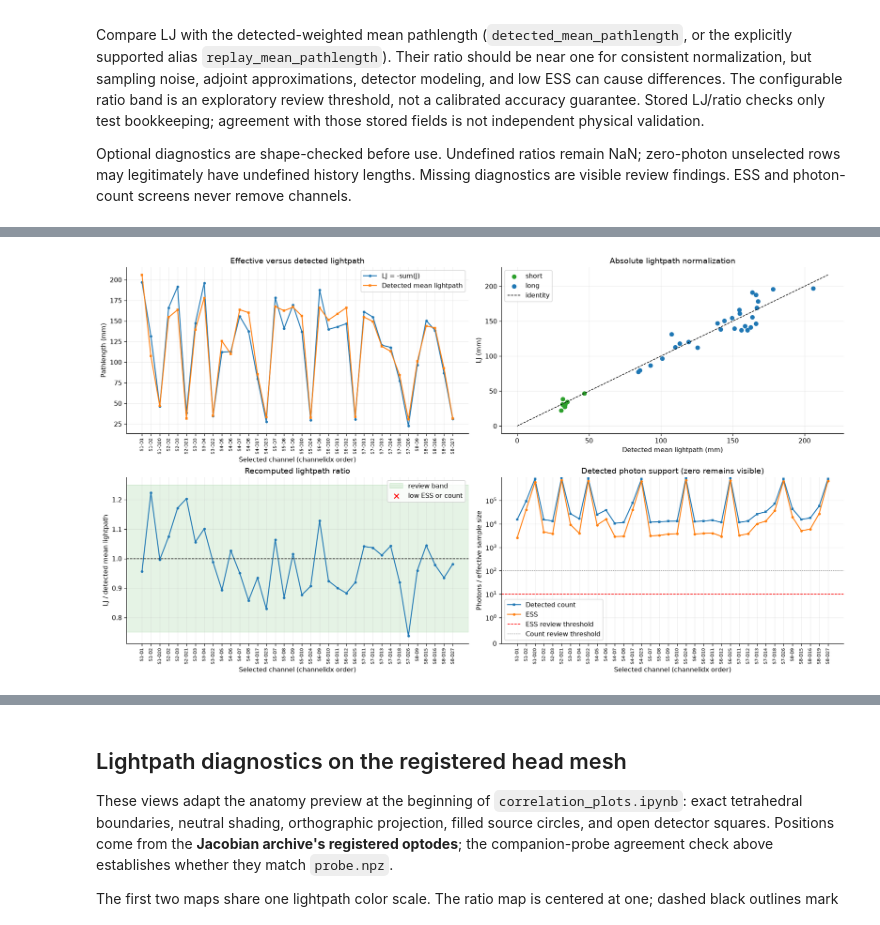
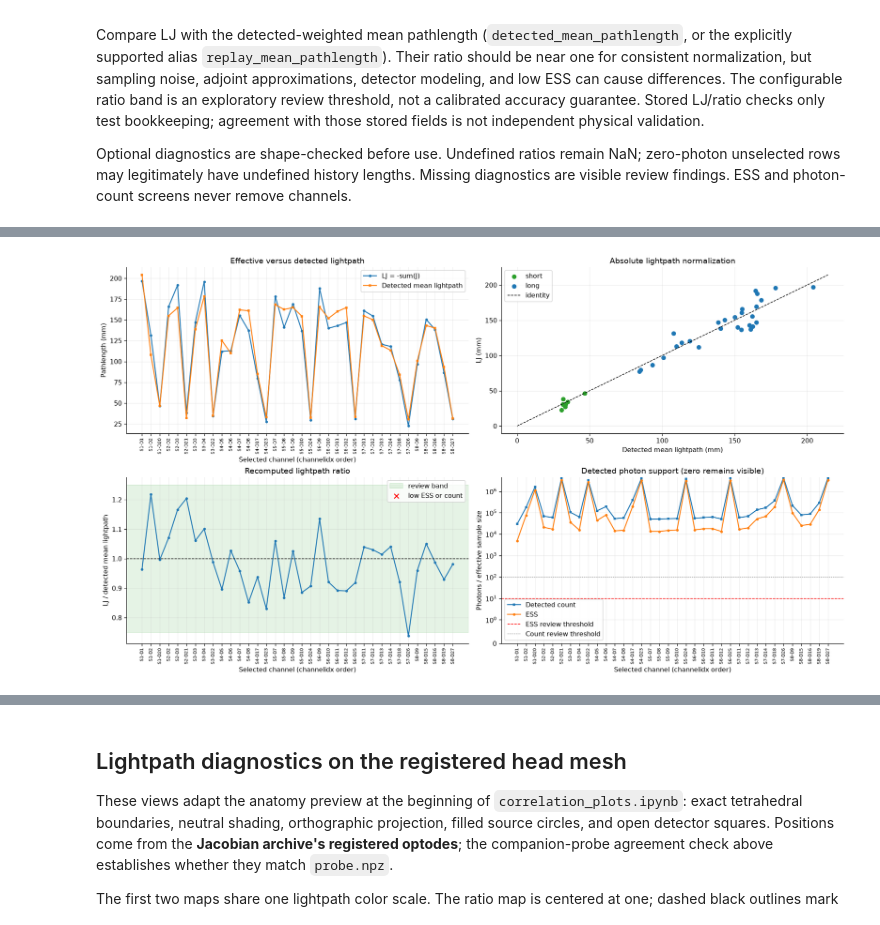
Before and after one commit to fnirs-simbox/mmc-nirs, a Jupyter notebook: notebooks/jacobian_quality_analysis.ipynb, the cells around one changed output, grey strips where cells are left out. Drawn from its saved outputs; the diff is of its cells as text; code cells hidden in the pictures.

```diff
--- a/notebooks/jacobian_quality_analysis.ipynb
+++ b/notebooks/jacobian_quality_analysis.ipynb
@@ -44,11 +45,17 @@ def find_project_root(start: Path) -> Path:
 PROJECT_ROOT = find_project_root(Path.cwd())
 
 # Main input: change this path to inspect another wavelength or hardware folder.
-JACOBIAN_PATH = PROJECT_ROOT / "legacy/pattern_cutting_data" / "mmcnirs_outputs" / "jacobian_850.npz"
+JACOBIAN_PATH = PROJECT_ROOT / "workflow_example/e2e-files" / "mmcnirs_outputs" / "jacobian_690.npz"
 
 # Optional companion inputs. Set either to None to skip its checks.
 PROBE_PATH = JACOBIAN_PATH.with_name("probe.npz")
 MESH_PATH = JACOBIAN_PATH.with_name("mesh.npz")
+
+# Actual generation cap per FORWARD source invocation, shared by all capture detectors.
+# Leave None if unknown: heuristic warnings examine 1m/10m totals without asserting truncation.
+# Use 1_000_000 for confirmed historical defaults or 10_000_000 for confirmed new runs.
+# Do not infer the archived limit from today's production default.
+DETECTED_HISTORY_CAPACITY = None
 
 # Normally inferred from detpos[:, 3]. Set explicitly if the archive lacks that column.
 DETECTOR_RADIUS_MM = None
@@ -764,34 +844,36 @@ axes[1, 1].axhline(MIN_DETECTED_PHOTONS, color="gray", ls=":", lw=1, label="Coun
 axes[1, 1].set_yscale("symlog", linthresh=1)
 axes[1, 1].set_ylim(bottom=0)
 axes[1, 1].set(title="Detected photon support (zero remains visible)", ylabel="Photons / effective sample size")
 axes[1, 1].legend()
 for axis in (axes[0, 0], axes[1, 0], axes[1, 1]):
     axis.set_xticks(channel_index, path_labels, rotation=90, fontsize=7)
     axis.set_xlabel("Selected channel (channelidx order)")
 plt.show()
 
 lines = ["### Selected-channel lightpath diagnostics", "",
          "| Row | Channel | Class | LJ (mm) | Sum abs(J) (mm) | History (mm) | LJ / history | Count | ESS | Review |",
          "|--:|:--|:--|--:|--:|--:|--:|--:|--:|:--|"]
 for index, row in enumerate(selected_rows):
     flags = []
+    if history_suspect_channels[row]:
+        flags.append("source history possibly capped")
     if not np.isfinite(pathlength_ratio[row]):
         flags.append("ratio unavailable")
     elif ratio_outlier[row]:
         flags.append("ratio outside band")
     if low_support[index]:
         flags.append("low photon support")
     if positive_j_entries[row]:
         flags.append("positive J entries")
     kind = "short" if selected_is_short[index] else ("long" if selected_is_long[index] else "unclassified")
     lines.append(
         f"| {row} | {path_labels[index]} | {kind} | {effective_pathlength[row]:.4g} | "
         f"{jacobian_l1[row]:.4g} | {history_pathlength[row]:.4g} | {pathlength_ratio[row]:.4g} | "
         f"{photon_counts[row]:.4g} | {photon_ess[row]:.4g} | {', '.join(flags) or '—'} |"
     )
 display(Markdown("\n".join(lines)))
 # %% [output]
-[figure, old version]
+[figure, new version]
 ### Selected-channel lightpath diagnostics
 
 | Row | Channel | Class | LJ (mm) | Sum abs(J) (mm) | History (mm) | LJ / history | Count | ESS | Review |
```
Also changed, not shown: parts of 10 cells of this notebook, 8 other files.
